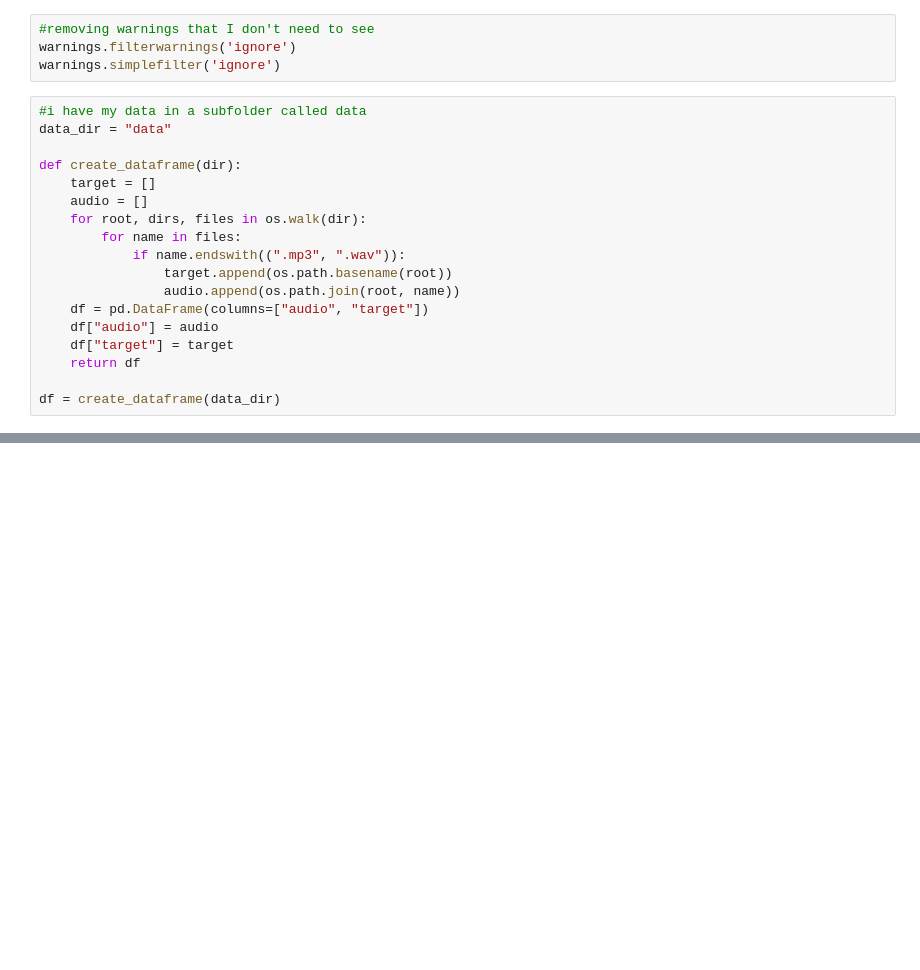
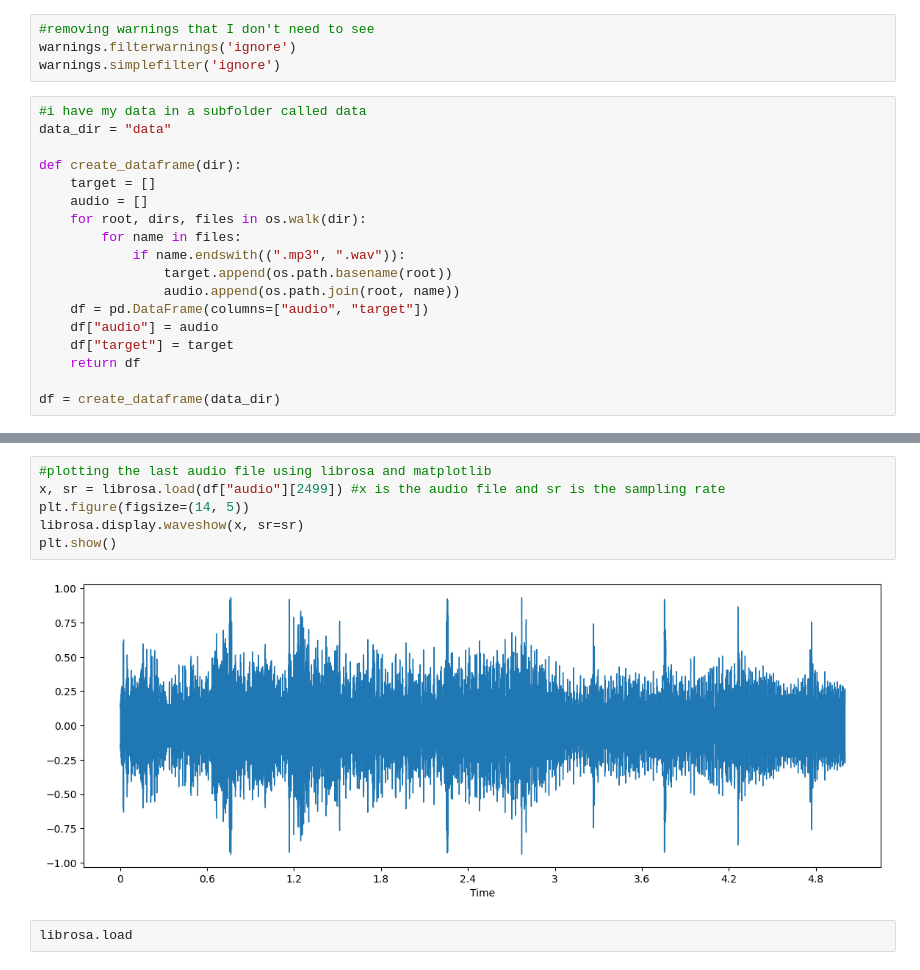
Before and after one commit to rmw874/Music-Emotion-Classification, a Jupyter notebook: main.ipynb, the cells around one changed output, grey strips where cells are left out. Drawn from its saved outputs; the diff is of its cells as text; blank space fills up the shorter version.

Commit message:
Dataframe and a single visualisation

```diff
--- a/main.ipynb
+++ b/main.ipynb
@@ -40,0 +40,10 @@ Name: target, dtype: int64
+# %%
+#plotting the last audio file using librosa and matplotlib
+x, sr = librosa.load(df["audio"][2499]) #x is the audio file and sr is the sampling rate
+plt.figure(figsize=(14, 5))
+librosa.display.waveshow(x, sr=sr)
+plt.show()
+# %% [output]
+[figure, added]
+# %%
+librosa.load
```
Also changed, not shown: parts of 3 cells of this notebook, 1 other file.
